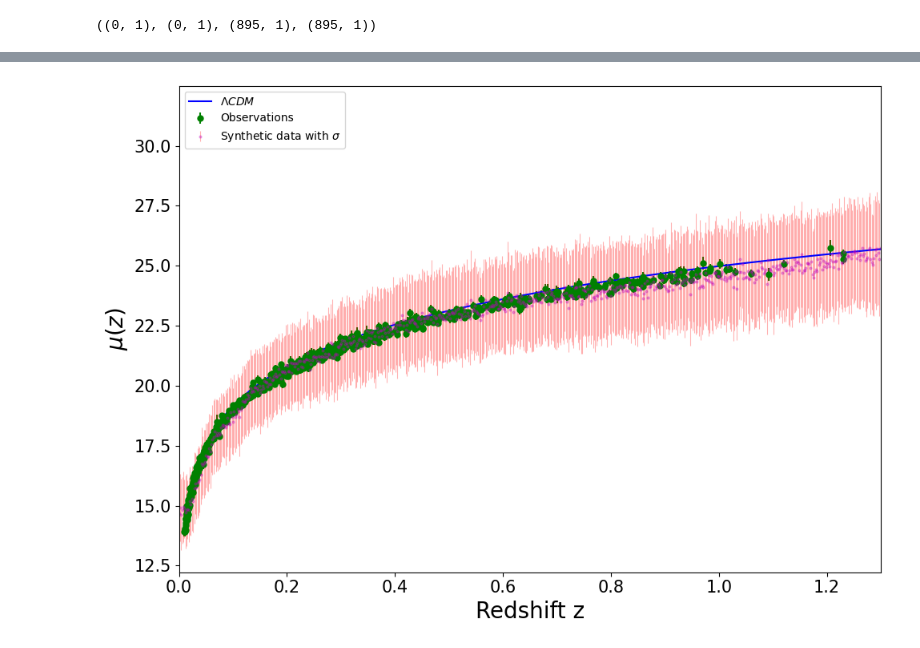
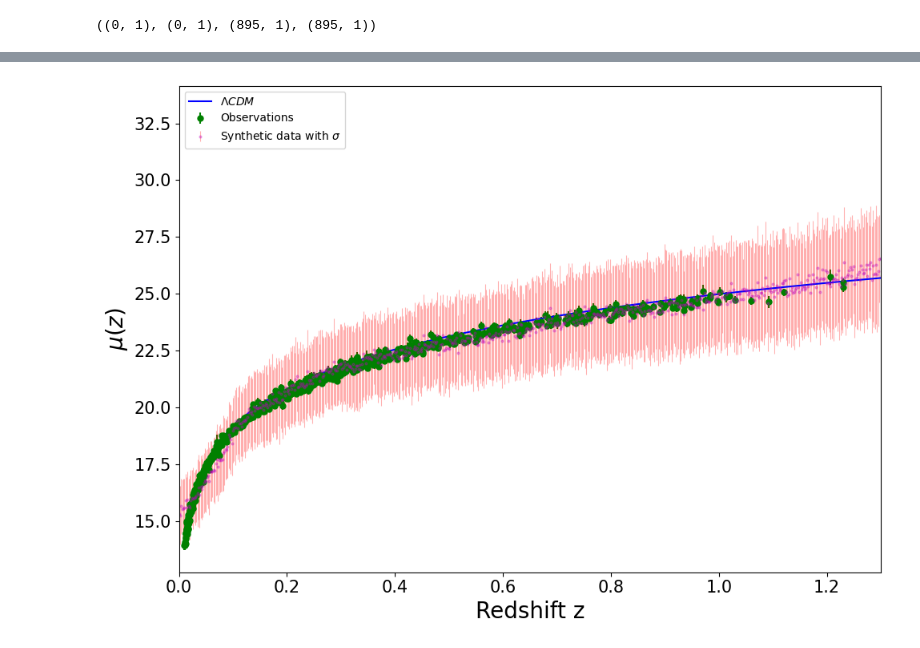
Before and after one commit to igomezv/SNIa_ML_regressions, a Jupyter notebook: models/09032022_MCDO_V2/ANN_Pantheon_09022_MCDOV3.ipynb, the cells around one changed output, grey strips where cells are left out. Saved outputs shown, nothing was run; the diff lists cells and outputs as text; code cells hidden in the pictures.

```diff
--- a/models/09032022_MCDO_V2/ANN_Pantheon_09022_MCDOV3.ipynb
+++ b/models/09032022_MCDO_V2/ANN_Pantheon_09022_MCDOV3.ipynb
@@ -153,31 +168,19 @@ def model_regression_dropout(num_hidden):
     # Defeine Keras model for regression
     model = tf.keras.models.Sequential()
     model.add(tf.keras.layers.InputLayer(batch_input_shape=((None, 1))))
-    model.add(Dense(units=num_hidden[0],
-#                     kernel_regularizer=tf.keras.regularizers.l2(1e-4),
-#                     kernel_initializer='he_normal',
-                    activation='relu'))
+    model.add(Dense(units=num_hidden[0], activation='relu'))
+    model.add(MCDropout(0.3)),
+    model.add(Dense(units=num_hidden[1], activation='relu'))
     model.add(MCDropout(0.3))
-    model.add(Dense(units=num_hidden[1],
-#                     kernel_regularizer=tf.keras.regularizers.l2(1e-4),
-#                     kernel_initializer='he_normal',
-                    activation='relu'))
+    model.add(Dense(units=num_hidden[2], activation='relu'))
     model.add(MCDropout(0.3))
-    model.add(Dense(units=num_hidden[2],
-#                     kernel_regularizer=tf.keras.regularizers.l2(1e-4),
-#                     kernel_initializer='he_normal',
-                    activation='relu'))
+    model.add(Dense(units=num_hidden[3], activation='relu'))
     model.add(MCDropout(0.3))
-    model.add(Dense(units=num_hidden[3],
-#                     kernel_regularizer=tf.keras.regularizers.l2(1e-4),
-#                     kernel_initializer='he_normal',
-                 activation='relu'))
-    model.add(MCDropout(0.3))
-    model.add(Dense(units=3, activation="linear"))
+    model.add(Dense(units=2, activation="linear"))
     return model
 
 #Define some parameter
-batch_size = 16
+batch_size = 1
 # optimizer = Adam(lr=.005)
 optimizer = Adam(lr=0.0001)
 
@@ -185,11 +188,7 @@ optimizer = Adam(lr=0.0001)
 # Compile Keras model
 model = model_regression_dropout(num_hidden=[100, 150, 200,150])
 model.compile(loss='mse', optimizer=optimizer)
-# model2_train = model.fit(zz_train, yy_train,
-# #                          validation_split=0.0,
-#                          batch_size=batch_size, epochs=1000, verbose=1,
-#                          validation_data=(zz_test, yy_test))
 model2_train = model.fit(z_train, y_train, batch_size=batch_size,
-                                    epochs=1000,verbose=1,
+                                    epochs=100,verbose=1,
                                     validation_data=(z_test, y_test))
 # %% [output]
@@ -218,7 +216,7 @@ test_batch_size = 1000
 x_test = np.linspace(0, 2., test_batch_size)
 
 mc_dropout_num = 100  # Run Dropout 100 times
-predictions = np.zeros((mc_dropout_num, test_batch_size, 3))
+predictions = np.zeros((mc_dropout_num, test_batch_size, 2))
 uncertainty = np.zeros((mc_dropout_num, test_batch_size, 1))
 for i in range(mc_dropout_num):
     predictions[i] = model.predict(scalerz.transform(x_test.reshape(-1,1)))
@@ -296,7 +297,7 @@ PREDICCIÓN SOBRE DATOS DE TESTEO
 # %%
 from keras.models import load_model
 # %%
-model2 = load_model('FFNN_MCDO3is.h5', custom_objects={'MCDropout': MCDropout})
+model2 = load_model('FFNN_MCDO4is.h5', custom_objects={'MCDropout': MCDropout})
 # %%
 import pandas as pd
 df=pd.read_csv('../../data/not_in _jla.csv')
@@ -397,11 +384,10 @@ np.shape(zz_train), np.shape(yy_train), np.shape(zz_test), np.shape(yy_test)
 # %%
 # Generate test data
 test_batch_size = 1000
-# x_test = np.random.uniform(0, 2., test_batch_size)
 x_test = np.linspace(0, 2., test_batch_size)
 
 mc_dropout_num = 100  # Run Dropout 100 times
-predictions = np.zeros((mc_dropout_num, test_batch_size, 3))
+predictions = np.zeros((mc_dropout_num, test_batch_size, 2))
 uncertainty = np.zeros((mc_dropout_num, test_batch_size, 1))
 for i in range(mc_dropout_num):
     predictions[i] = model2.predict(scalerz.transform(x_test.reshape(-1,1)))
@@ -416,29 +402,31 @@ np.mean(std_mc_dropout[:,0]), np.mean(std_mc_dropout[:,1])
 # %%
 # Plotting
 plt.figure(figsize=(10, 7), dpi=100)
-# plt.figure(figsize=(5, 4), dpi=100)
-sigma = np.sqrt(std_mc_dropout[:, 0]**2 + std_mc_dropout[:, 1]**2+ prediction_mc_dropout[:,1]**2)
+# errpred = scaleryerr.inverse_transform(prediction_mc_dropout[:,1].reshape(-1,1))
+errpred = prediction_mc_dropout[:,1]
+ln = len(errpred)
+sigma = np.sqrt(std_mc_dropout[:, 0]**2 + std_mc_dropout[:, 1]**2+ errpred.reshape(ln,)**2)
 
 
 # plt.scatter(scalerz.inverse_transform(zz), yy, color='k', label='Original cosmic chronometers')
 plt.plot(zmodel, flcdm, label='$\Lambda CDM$', c='b')
 plt.errorbar(df['zcmb'], df['mb'], df['errors'], fmt='g.', markersize=10, label='Observations')
 plt.errorbar(x_test, prediction_mc_dropout[:,0], yerr=sigma, markersize=2, fmt='o',
              ecolor='r', capthick=2, elinewidth=0.8, alpha=0.3, c='m',
              label='Synthetic data with $\sigma$')
 
 plt.xlim(0,2)
 plt.xlim(0, 1.3)
 # plt.xlabel('Redshift')
 # plt.ylabel('$H(z)$')
 plt.ylabel("$\mu(z)$", fontsize=20)
 plt.xlabel("Redshift z", fontsize=20)
 plt.xticks(fontsize=15)
 plt.yticks(fontsize=15)
 # plt.legend(loc='best')
 plt.legend(loc='upper left')
 # plt.show()
 plt.tight_layout()
 plt.savefig("prediction_MCDO.png")
 # %% [output]
-[figure, old version]
+[figure, new version]
```
Also changed, not shown: parts of 24 cells of this notebook.
